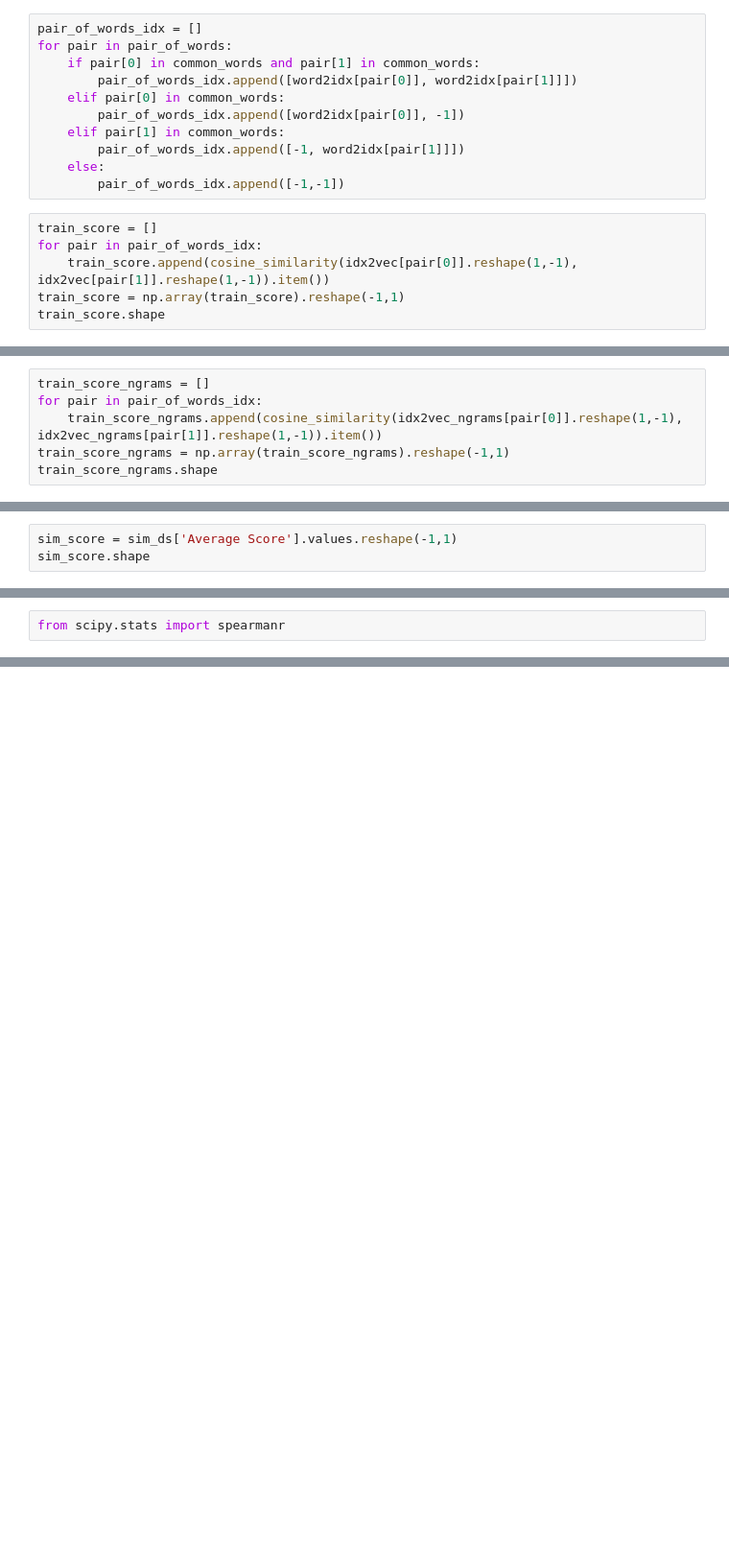
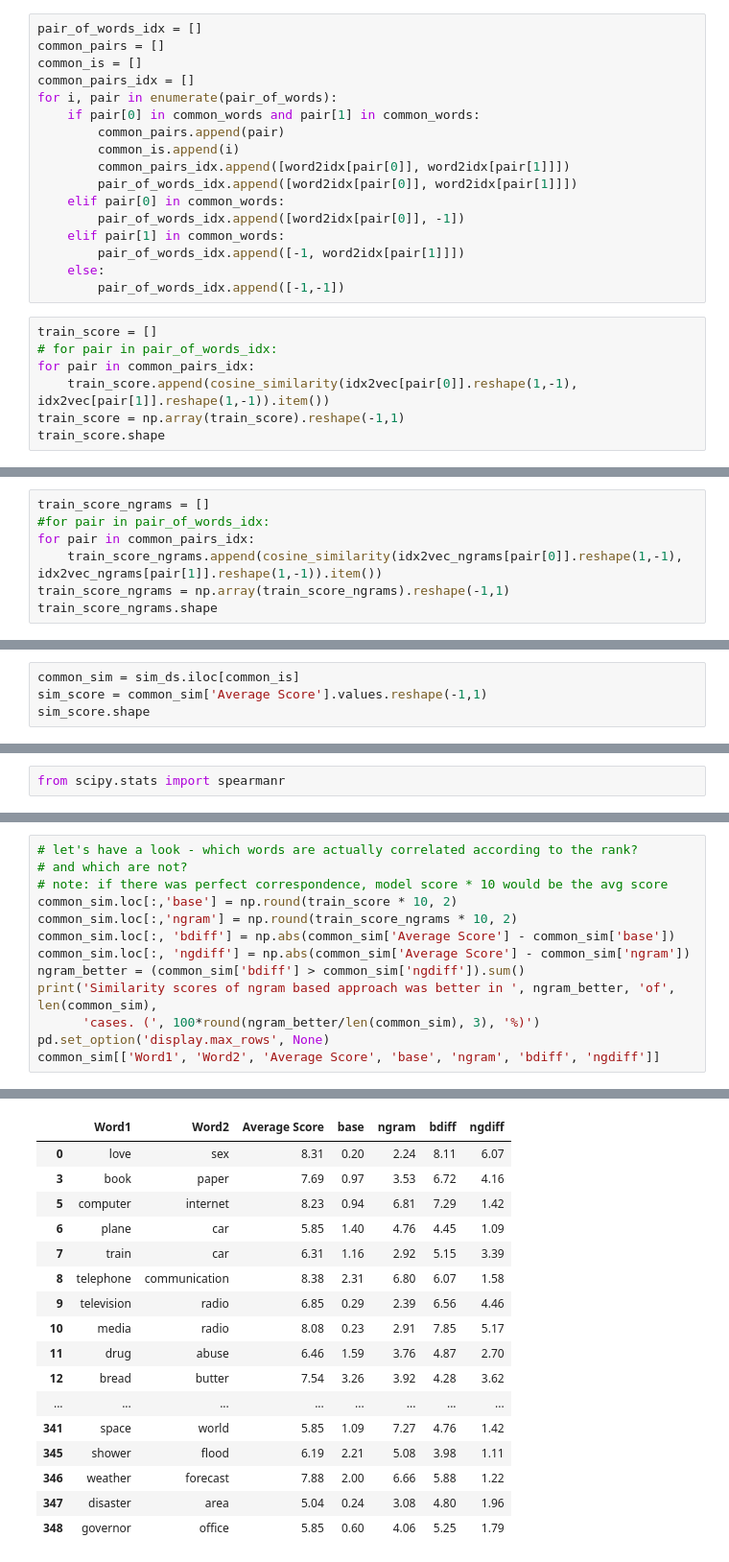
Before and after one commit to LyteFM/pytorch-sgns, a Jupyter notebook: Human_similarity_judgment.ipynb, the cells around one changed output, grey strips where cells are left out. Shown at 96% size. Cells and saved outputs as stored; diff of their text form; blank space fills up the shorter version.

Commit message:
Only inspect common similarities

```diff
--- a/Human_similarity_judgment.ipynb
+++ b/Human_similarity_judgment.ipynb
@@ -54,7 +98,13 @@ pair_of_words = sim_ds[['Word1', 'Word2']].values
 # %%
 pair_of_words_idx = []
-for pair in pair_of_words:
+common_pairs = []
+common_is = []
+common_pairs_idx = []
+for i, pair in enumerate(pair_of_words):
     if pair[0] in common_words and pair[1] in common_words:
+        common_pairs.append(pair)
+        common_is.append(i)
+        common_pairs_idx.append([word2idx[pair[0]], word2idx[pair[1]]])
         pair_of_words_idx.append([word2idx[pair[0]], word2idx[pair[1]]])
     elif pair[0] in common_words:
         pair_of_words_idx.append([word2idx[pair[0]], -1])
@@ -64,7 +114,8 @@ for pair in pair_of_words:
         pair_of_words_idx.append([-1,-1])
 # %%
 train_score = []
-for pair in pair_of_words_idx:
+# for pair in pair_of_words_idx:
+for pair in common_pairs_idx:
     train_score.append(cosine_similarity(idx2vec[pair[0]].reshape(1,-1), idx2vec[pair[1]].reshape(1,-1)).item())
 train_score = np.array(train_score).reshape(-1,1)
 train_score.shape
@@ -73,6 +124,7 @@ train_score.shape
 # %%
 train_score_ngrams = []
-for pair in pair_of_words_idx:
+#for pair in pair_of_words_idx:
+for pair in common_pairs_idx:
     train_score_ngrams.append(cosine_similarity(idx2vec_ngrams[pair[0]].reshape(1,-1), idx2vec_ngrams[pair[1]].reshape(1,-1)).item())
 train_score_ngrams = np.array(train_score_ngrams).reshape(-1,1)
 train_score_ngrams.shape
@@ -81,4 +133,5 @@ train_score_ngrams.shape
 # %%
-sim_score = sim_ds['Average Score'].values.reshape(-1,1)
+common_sim = sim_ds.iloc[common_is]
+sim_score = common_sim['Average Score'].values.reshape(-1,1)
 sim_score.shape
 # %% [output]
@@ -95,0 +149,14 @@ SpearmanrResult(correlation=-0.009554328236838704, pvalue=0.8586367830112147)
+# %%
+# let's have a look - which words are actually correlated according to the rank?
+# and which are not?
+# note: if there was perfect correspondence, model score * 10 would be the avg score
+common_sim.loc[:,'base'] = np.round(train_score * 10, 2)
+common_sim.loc[:,'ngram'] = np.round(train_score_ngrams * 10, 2)
+common_sim.loc[:, 'bdiff'] = np.abs(common_sim['Average Score'] - common_sim['base'])
+common_sim.loc[:, 'ngdiff'] = np.abs(common_sim['Average Score'] - common_sim['ngram'])
+ngram_better = (common_sim['bdiff'] > common_sim['ngdiff']).sum()
+print('Similarity scores of ngram based approach was better in ', ngram_better, 'of', len(common_sim),
+      'cases. (', 100*round(ngram_better/len(common_sim), 3), '%)')
+pd.set_option('display.max_rows', None)
+common_sim[['Word1', 'Word2', 'Average Score', 'base', 'ngram', 'bdiff', 'ngdiff']]
+# %% [output]
@@ -95,0 +174,17 @@ SpearmanrResult(correlation=-0.009554328236838704, pvalue=0.8586367830112147)
+|  | Word1 | Word2 | Average Score | base | ngram | bdiff | ngdiff |
+| 0 | love | sex | 8.31 | 0.20 | 2.24 | 8.11 | 6.07 |
+| 3 | book | paper | 7.69 | 0.97 | 3.53 | 6.72 | 4.16 |
+| 5 | computer | internet | 8.23 | 0.94 | 6.81 | 7.29 | 1.42 |
+| 6 | plane | car | 5.85 | 1.40 | 4.76 | 4.45 | 1.09 |
+| 7 | train | car | 6.31 | 1.16 | 2.92 | 5.15 | 3.39 |
+| 8 | telephone | communication | 8.38 | 2.31 | 6.80 | 6.07 | 1.58 |
+| 9 | television | radio | 6.85 | 0.29 | 2.39 | 6.56 | 4.46 |
+| 10 | media | radio | 8.08 | 0.23 | 2.91 | 7.85 | 5.17 |
+| 11 | drug | abuse | 6.46 | 1.59 | 3.76 | 4.87 | 2.70 |
+| 12 | bread | butter | 7.54 | 3.26 | 3.92 | 4.28 | 3.62 |
+| ... | ... | ... | ... | ... | ... | ... | ... |
+| 341 | space | world | 5.85 | 1.09 | 7.27 | 4.76 | 1.42 |
+| 345 | shower | flood | 6.19 | 2.21 | 5.08 | 3.98 | 1.11 |
+| 346 | weather | forecast | 7.88 | 2.00 | 6.66 | 5.88 | 1.22 |
+| 347 | disaster | area | 5.04 | 0.24 | 3.08 | 4.80 | 1.96 |
+| 348 | governor | office | 5.85 | 0.60 | 4.06 | 5.25 | 1.79 |
```
Also changed, not shown: parts of 9 cells of this notebook.
